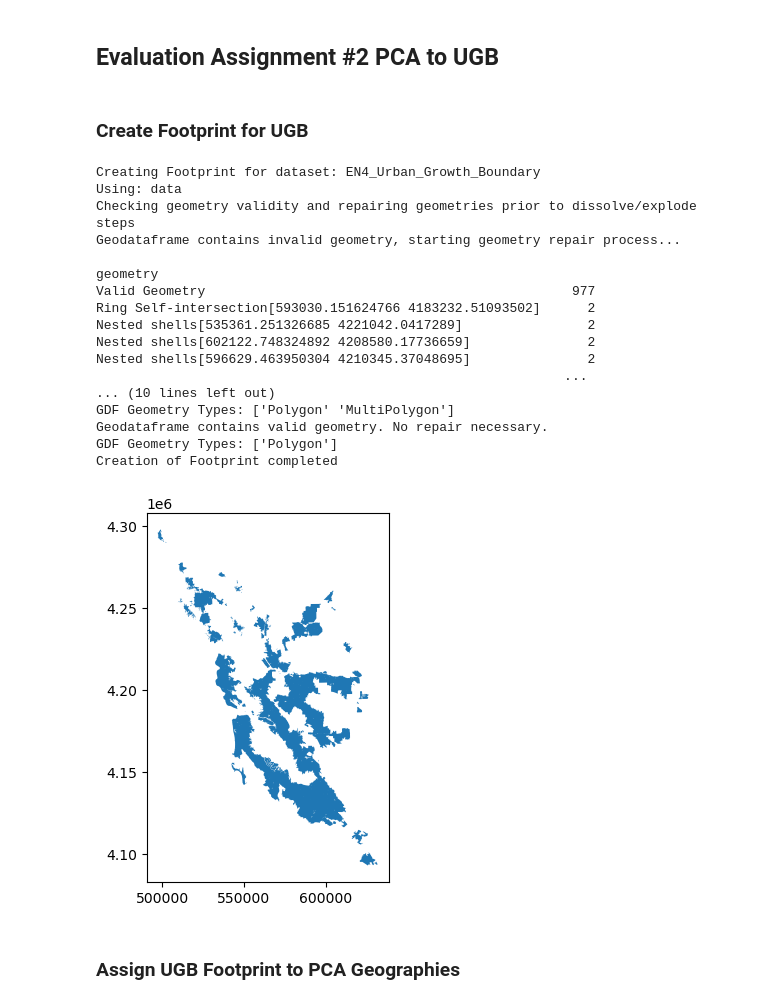
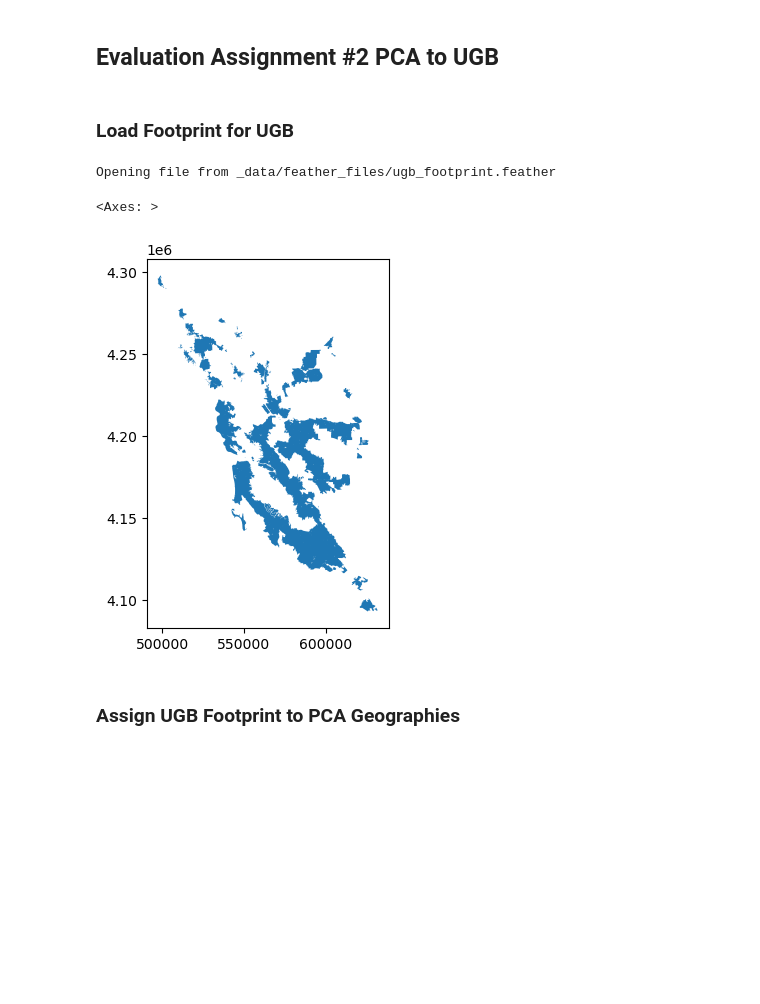
Before and after one commit to BayAreaMetro/PCA-Refresh, a Jupyter notebook: pca-evaluation-tool.ipynb, the cells around one changed output. Drawn from its saved outputs; the diff is of its cells as text; code cells hidden in the pictures; blank space fills up the shorter version.

```diff
--- a/pca-evaluation-tool.ipynb
+++ b/pca-evaluation-tool.ipynb
@@ -90,7 +55,0 @@ Data loaded successfully
-# %%
-## Load UGB from Feather file
-ugb['data_load'] = open_feather(ugb['filename'])
-## Process UGB
-process_data_load(ugb)
-
-ugb['data'].plot()
@@ -258,32 +237,16 @@ Assignment of Footprint for PCA Type climate_adaptation completed
 # %% [markdown]
 ## Evaluation Assignment #2 PCA to UGB
 # %% [markdown]
-### Create Footprint for UGB
+### Load Footprint for UGB
-# %%
-print(f"Creating Footprint for dataset: {ugb['name']}")
-print(f"Using: {data_key(pca_geo)}")
-ugb["footprint"] = create_footprint(ugb[data_key(pca_geo)], ugb['flag'])
-ugb["footprint"].plot()
-print("Creation of Footprint completed\n")
-# %% [output]
-Creating Footprint for dataset: EN4_Urban_Growth_Boundary
-Using: data
-Checking geometry validity and repairing geometries prior to dissolve/explode steps
-Geodataframe contains invalid geometry, starting geometry repair process...
-
-geometry
-Valid Geometry                                               977
-Ring Self-intersection[593030.151624766 4183232.51093502]      2
-Nested shells[535361.251326685 4221042.0417289]                2
-Nested shells[602122.748324892 4208580.17736659]               2
-Nested shells[596629.463950304 4210345.37048695]               2
-                                                            ...
-... (10 lines left out)
-GDF Geometry Types: ['Polygon' 'MultiPolygon']
-Geodataframe contains valid geometry. No repair necessary.
-GDF Geometry Types: ['Polygon']
-Creation of Footprint completed
-[figure, removed]
+# %%
+## Load UGB Footprint from Feather file
+footprint_filename = f"{ugb['filename']}_footprint"
+ugb["footprint"] = open_feather(footprint_filename)
+ugb['footprint'].plot()
+# %% [output]
+Opening file from _data/feather_files/ugb_footprint.feather
+<Axes: >
+[figure, added]
 # %% [markdown]
 ### Assign UGB Footprint to PCA Geographies
 # %%
```
Also changed, not shown: parts of 29 cells of this notebook, 2 other files.
